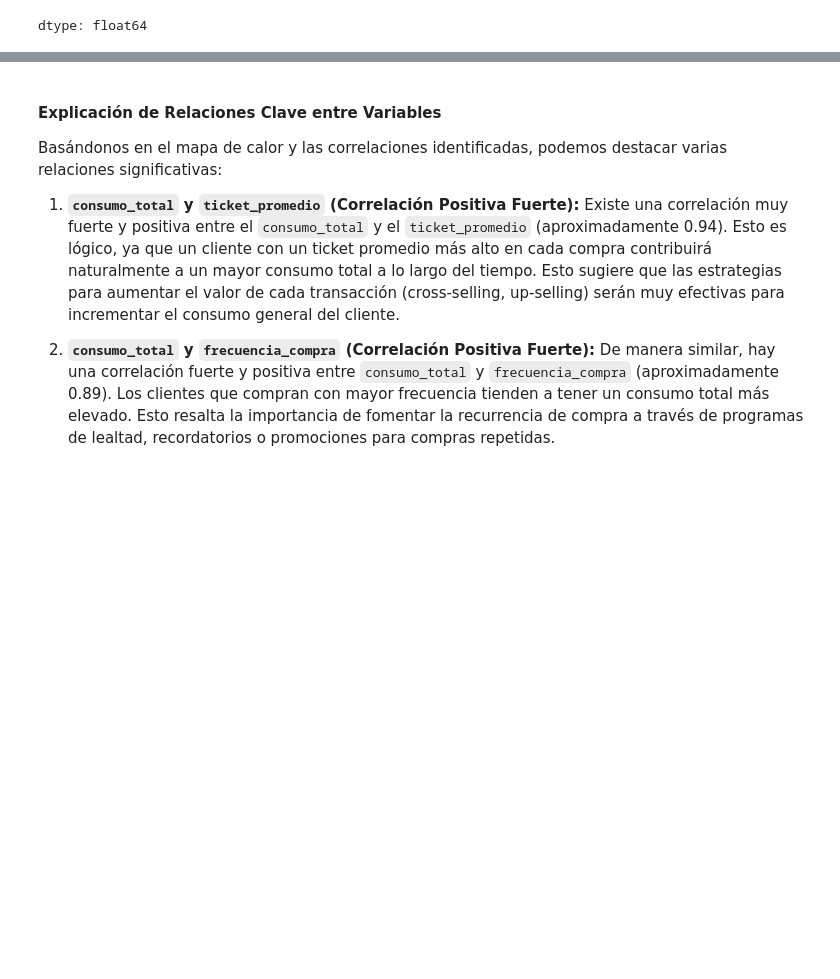
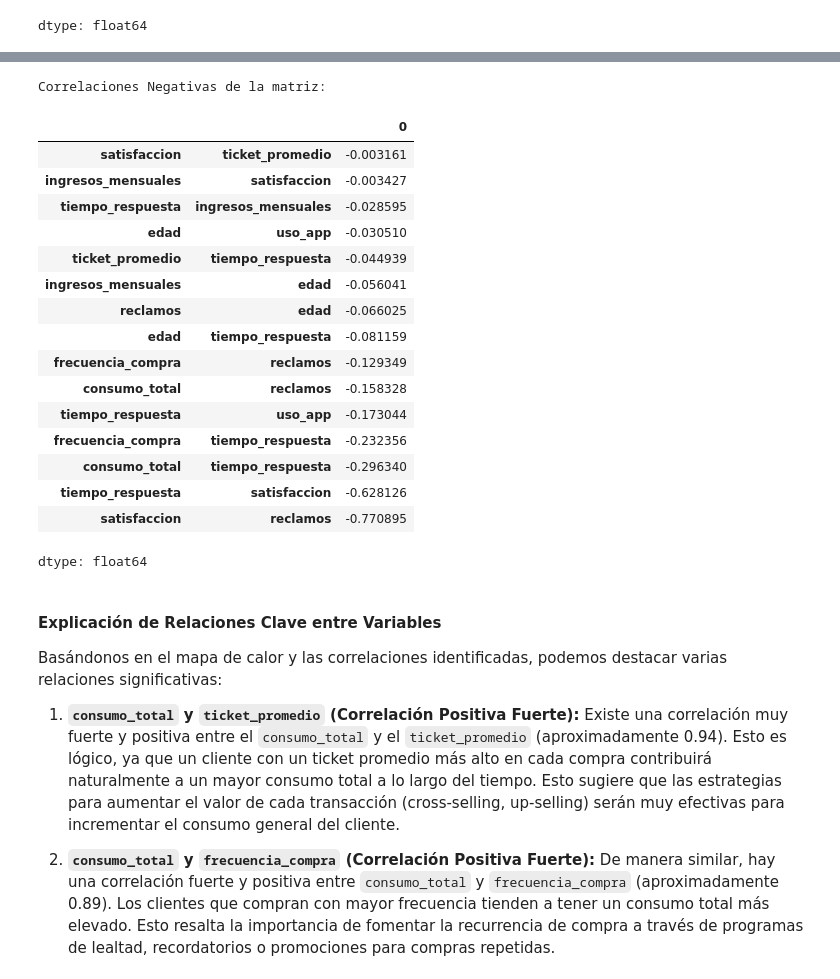
Before and after one commit to 1706712022/Parcial4RosalesDavid1706712022, a Jupyter notebook: notebooks/Parcial4.ipynb, the cells around one changed output, grey strips where cells are left out. Cells and saved outputs as stored; diff of their text form; code cells hidden in the pictures; blank space fills up the shorter version.

```diff
--- a/notebooks/Parcial4.ipynb
+++ b/notebooks/Parcial4.ipynb
@@ -449,3 +472,25 @@ dtype: float64
+# %%
+print("Correlaciones Negativas de la matriz:")
+display(correlaciones_unicas[correlaciones_unicas < 0])
+# %% [output]
+Correlaciones Negativas de la matriz:
+|  |  | 0 |
+| satisfaccion | ticket_promedio | -0.003161 |
+| ingresos_mensuales | satisfaccion | -0.003427 |
+| tiempo_respuesta | ingresos_mensuales | -0.028595 |
+| edad | uso_app | -0.030510 |
+| ticket_promedio | tiempo_respuesta | -0.044939 |
+| ingresos_mensuales | edad | -0.056041 |
+| reclamos | edad | -0.066025 |
+| edad | tiempo_respuesta | -0.081159 |
+| frecuencia_compra | reclamos | -0.129349 |
+| consumo_total | reclamos | -0.158328 |
+| tiempo_respuesta | uso_app | -0.173044 |
+| frecuencia_compra | tiempo_respuesta | -0.232356 |
+| consumo_total | tiempo_respuesta | -0.296340 |
+| tiempo_respuesta | satisfaccion | -0.628126 |
+| satisfaccion | reclamos | -0.770895 |
+dtype: float64
 # %% [markdown]
 #### Explicación de Relaciones Clave entre Variables
 
```
Also changed, not shown: parts of 1 cell of this notebook.
